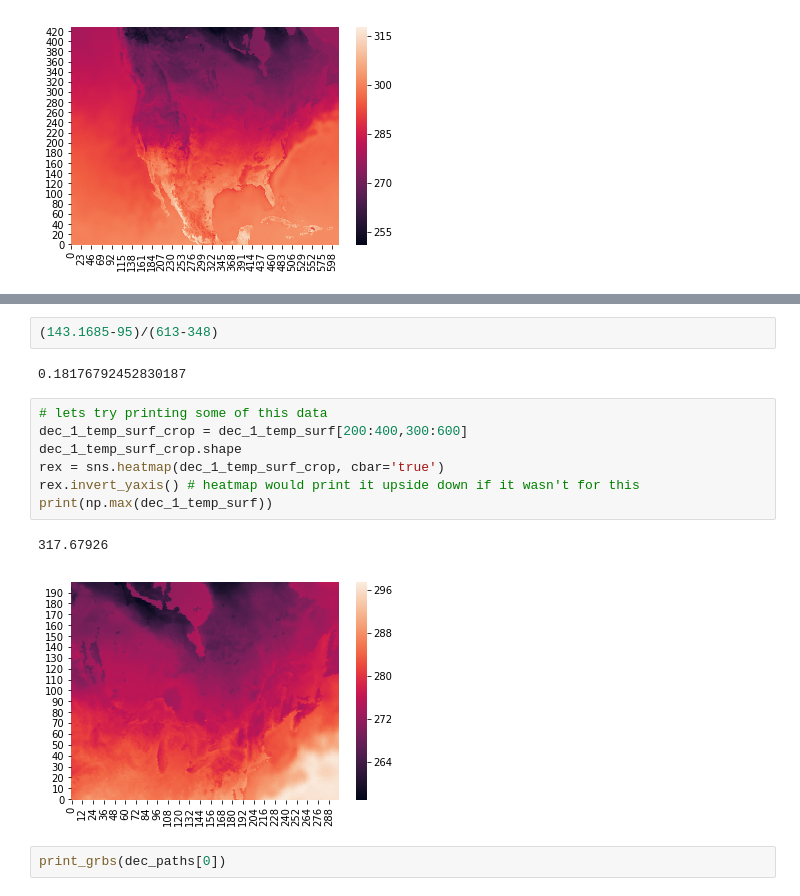
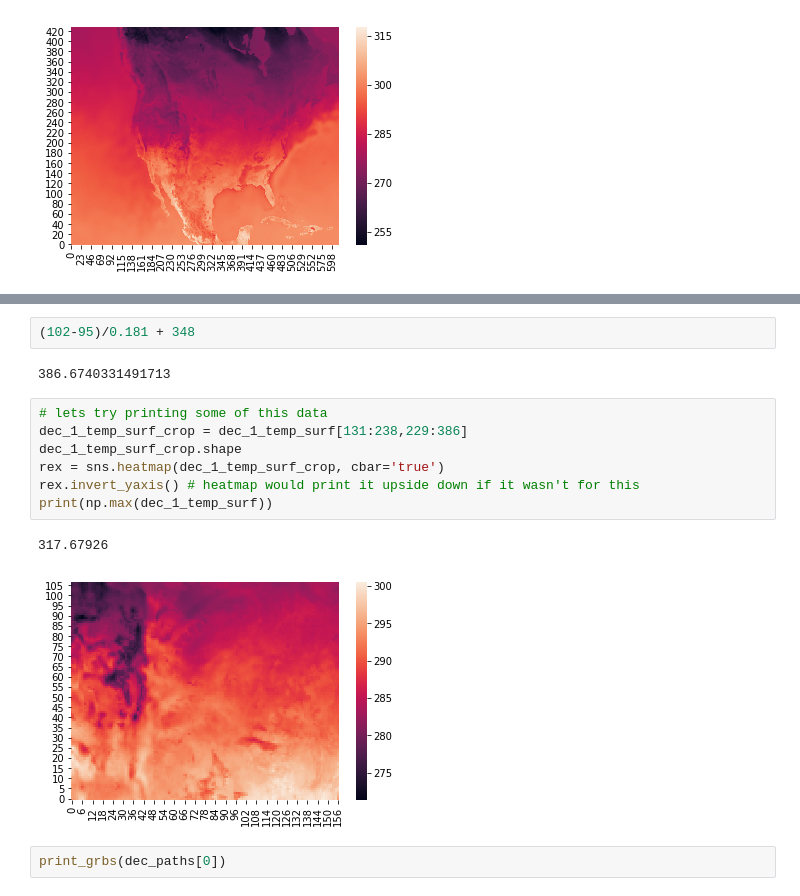
Before and after one commit to yuanzhou15/capstone-weather, a Jupyter notebook: rex/modnote.ipynb, the cells around one changed output, grey strips where cells are left out. Drawn from its saved outputs; the diff is of its cells as text.

```diff
--- a/rex/modnote.ipynb
+++ b/rex/modnote.ipynb
@@ -272,17 +306,17 @@ m2 = (143.1685-95)/(613-348) = 0.181 (above NAM WEBSITE)
 # %%
-(143.1685-95)/(613-348)
+(102-95)/0.181 + 348
 # %% [output]
-0.18176792452830187
+386.6740331491713
 # %%
 # lets try printing some of this data
-dec_1_temp_surf_crop = dec_1_temp_surf[200:400,300:600]
+dec_1_temp_surf_crop = dec_1_temp_surf[131:238,229:386]
 dec_1_temp_surf_crop.shape
 rex = sns.heatmap(dec_1_temp_surf_crop, cbar='true')
 rex.invert_yaxis() # heatmap would print it upside down if it wasn't for this
 print(np.max(dec_1_temp_surf))
 # %% [output]
 317.67926
-[figure, old version]
+[figure, new version]
 # %%
 print_grbs(dec_paths[0])
 # %% [output]
```
Also changed, not shown: parts of 7 cells of this notebook.
